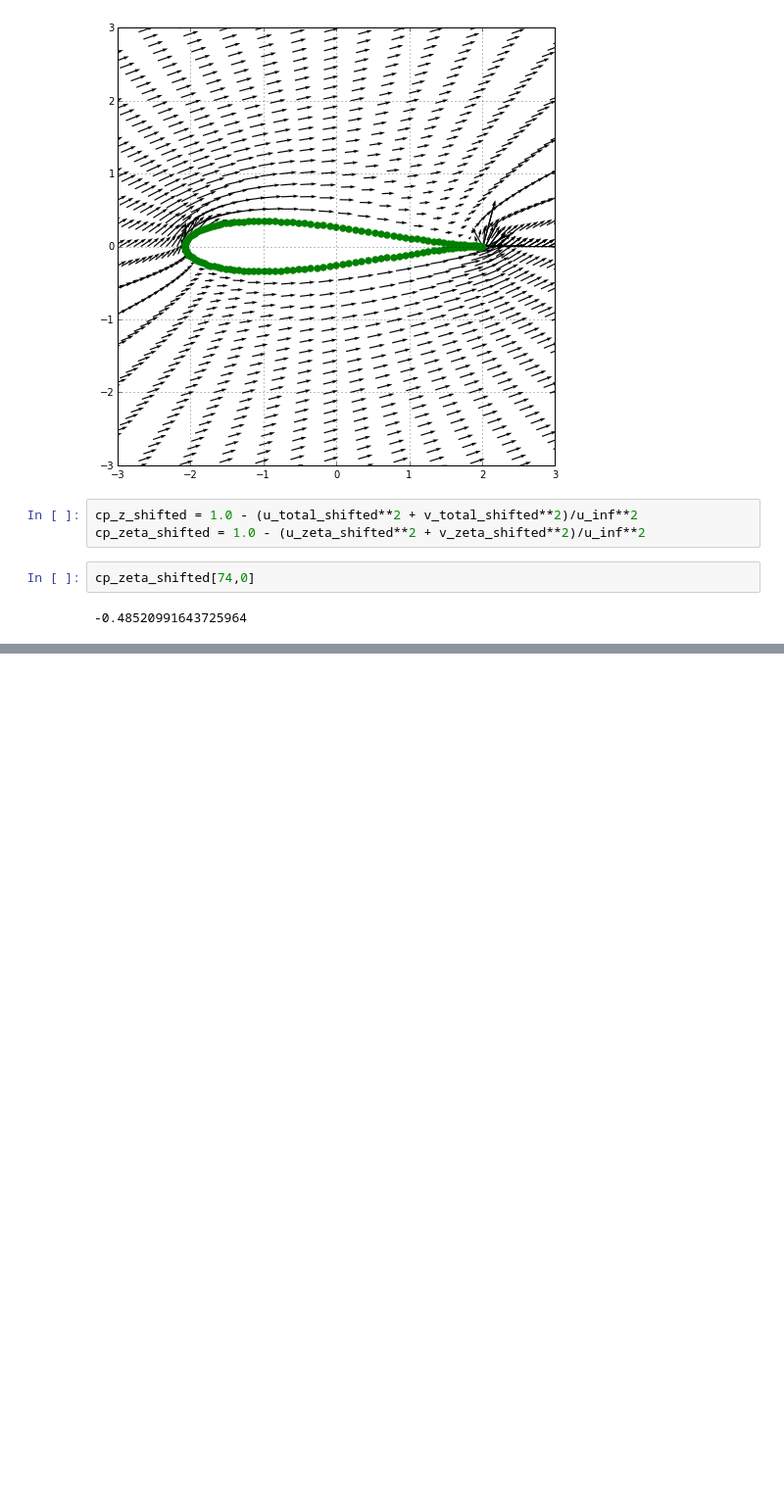
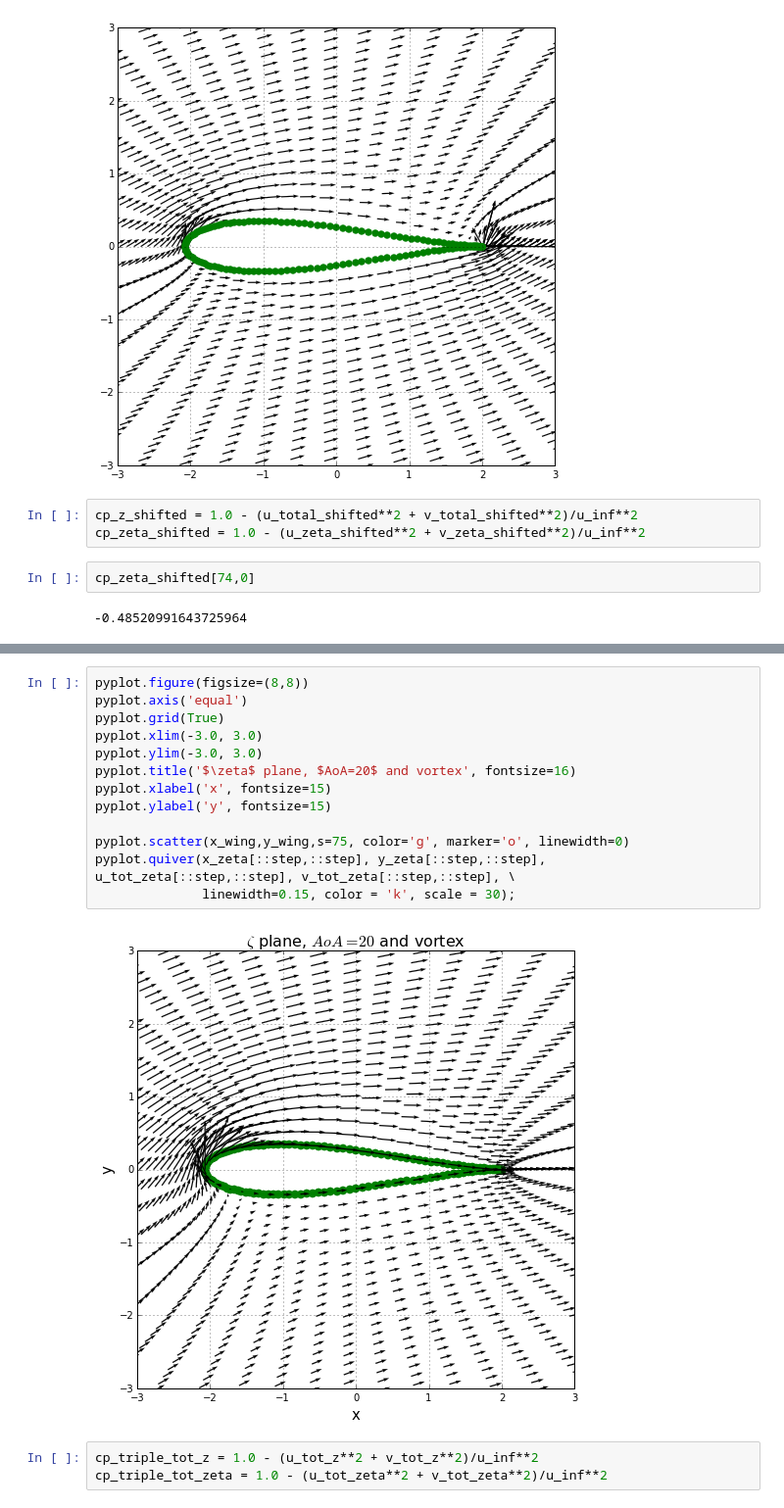
Before and after one commit to bornemeierm/MAE6226, a Jupyter notebook: Joukowski Transformation Cylindrical Mesh.ipynb, the cells around one changed output, grey strips where cells are left out. Shown at 98% size. Saved outputs shown, nothing was run; the diff lists cells and outputs as text; blank space fills up the shorter version.

```diff
--- a/Joukowski Transformation Cylindrical Mesh.ipynb
+++ b/Joukowski Transformation Cylindrical Mesh.ipynb
@@ -309,0 +411,18 @@ cp_zeta_shifted[74,0]
+# %%
+pyplot.figure(figsize=(8,8))
+pyplot.axis('equal')
+pyplot.grid(True)
+pyplot.xlim(-3.0, 3.0)
+pyplot.ylim(-3.0, 3.0)
+pyplot.title('$\zeta$ plane, $AoA=20$ and vortex', fontsize=16)
+pyplot.xlabel('x', fontsize=15)
+pyplot.ylabel('y', fontsize=15)
+
+pyplot.scatter(x_wing,y_wing,s=75, color='g', marker='o', linewidth=0)
+pyplot.quiver(x_zeta[::step,::step], y_zeta[::step,::step], u_tot_zeta[::step,::step], v_tot_zeta[::step,::step], \
+              linewidth=0.15, color = 'k', scale = 30);
+# %% [output]
+[figure, added]
+# %%
+cp_triple_tot_z = 1.0 - (u_tot_z**2 + v_tot_z**2)/u_inf**2
+cp_triple_tot_zeta = 1.0 - (u_tot_zeta**2 + v_tot_zeta**2)/u_inf**2
```
Also changed, not shown: parts of 17 cells of this notebook.
